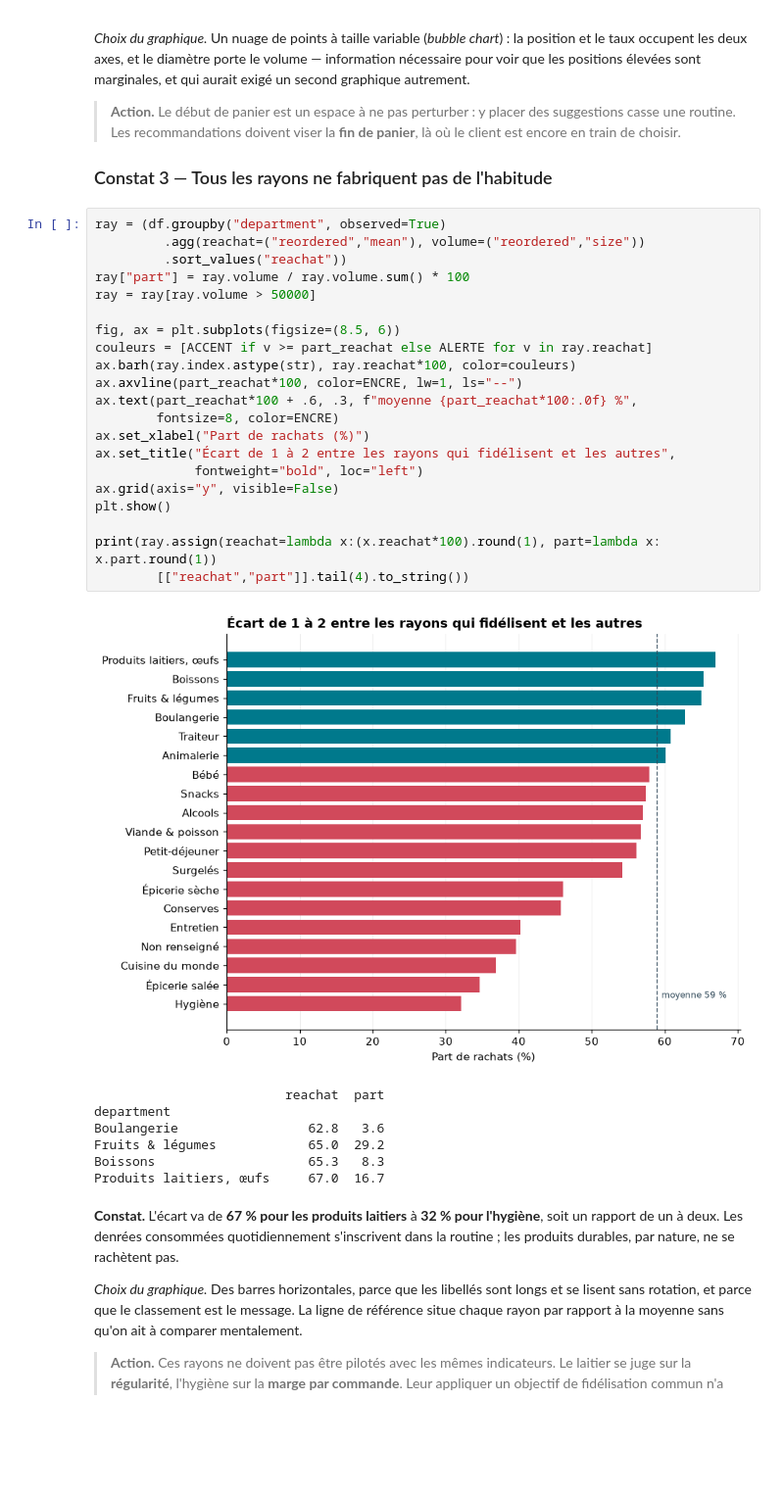
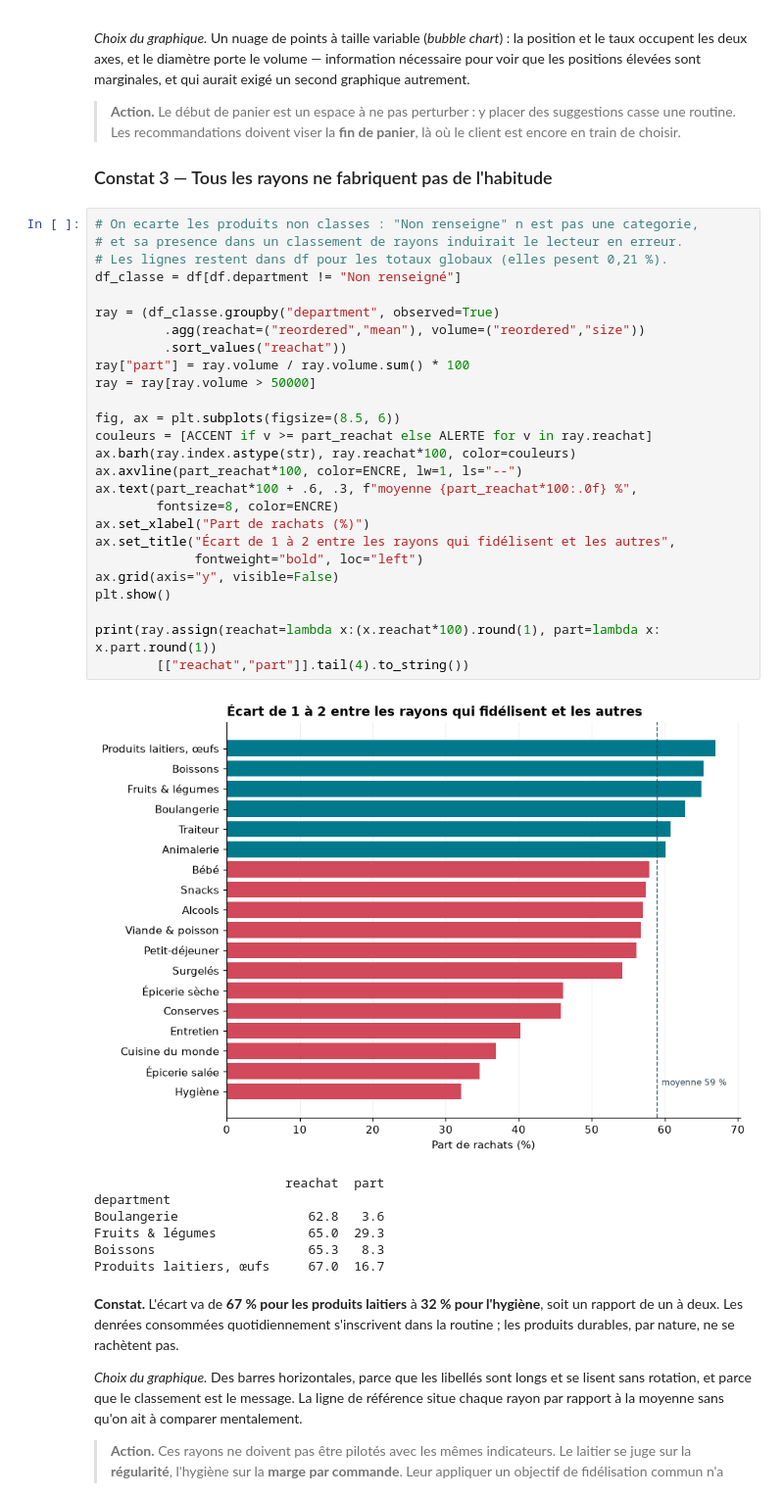
Before and after one commit to Nyomix-V/joja-data-analysis, a Jupyter notebook: 02_projet/analyse.ipynb, the cells around one changed output. Shown at 98% size. Drawn from its saved outputs; the diff is of its cells as text; blank space fills up the shorter version.

```diff
--- a/02_projet/analyse.ipynb
+++ b/02_projet/analyse.ipynb
@@ -427,32 +462,37 @@ graphique autrement.
 
 ### Constat 3 — Tous les rayons ne fabriquent pas de l'habitude
 # %%
-ray = (df.groupby("department", observed=True)
+# On ecarte les produits non classes : "Non renseigne" n est pas une categorie,
+# et sa presence dans un classement de rayons induirait le lecteur en erreur.
+# Les lignes restent dans df pour les totaux globaux (elles pesent 0,21 %).
+df_classe = df[df.department != "Non renseigné"]
+
+ray = (df_classe.groupby("department", observed=True)
          .agg(reachat=("reordered","mean"), volume=("reordered","size"))
          .sort_values("reachat"))
 ray["part"] = ray.volume / ray.volume.sum() * 100
 ray = ray[ray.volume > 50000]
 
 fig, ax = plt.subplots(figsize=(8.5, 6))
 couleurs = [ACCENT if v >= part_reachat else ALERTE for v in ray.reachat]
 ax.barh(ray.index.astype(str), ray.reachat*100, color=couleurs)
 ax.axvline(part_reachat*100, color=ENCRE, lw=1, ls="--")
 ax.text(part_reachat*100 + .6, .3, f"moyenne {part_reachat*100:.0f} %",
         fontsize=8, color=ENCRE)
 ax.set_xlabel("Part de rachats (%)")
 ax.set_title("Écart de 1 à 2 entre les rayons qui fidélisent et les autres",
              fontweight="bold", loc="left")
 ax.grid(axis="y", visible=False)
 plt.show()
 
 print(ray.assign(reachat=lambda x:(x.reachat*100).round(1), part=lambda x: x.part.round(1))
         [["reachat","part"]].tail(4).to_string())
 # %% [output]
-[figure, old version]
+[figure, new version]
                          reachat  part
 department
 Boulangerie                 62.8   3.6
-Fruits & légumes            65.0  29.2
+Fruits & légumes            65.0  29.3
 Boissons                    65.3   8.3
 Produits laitiers, œufs     67.0  16.7
 # %% [markdown]
```
Also changed, not shown: parts of 6 cells of this notebook, 1 other file.
